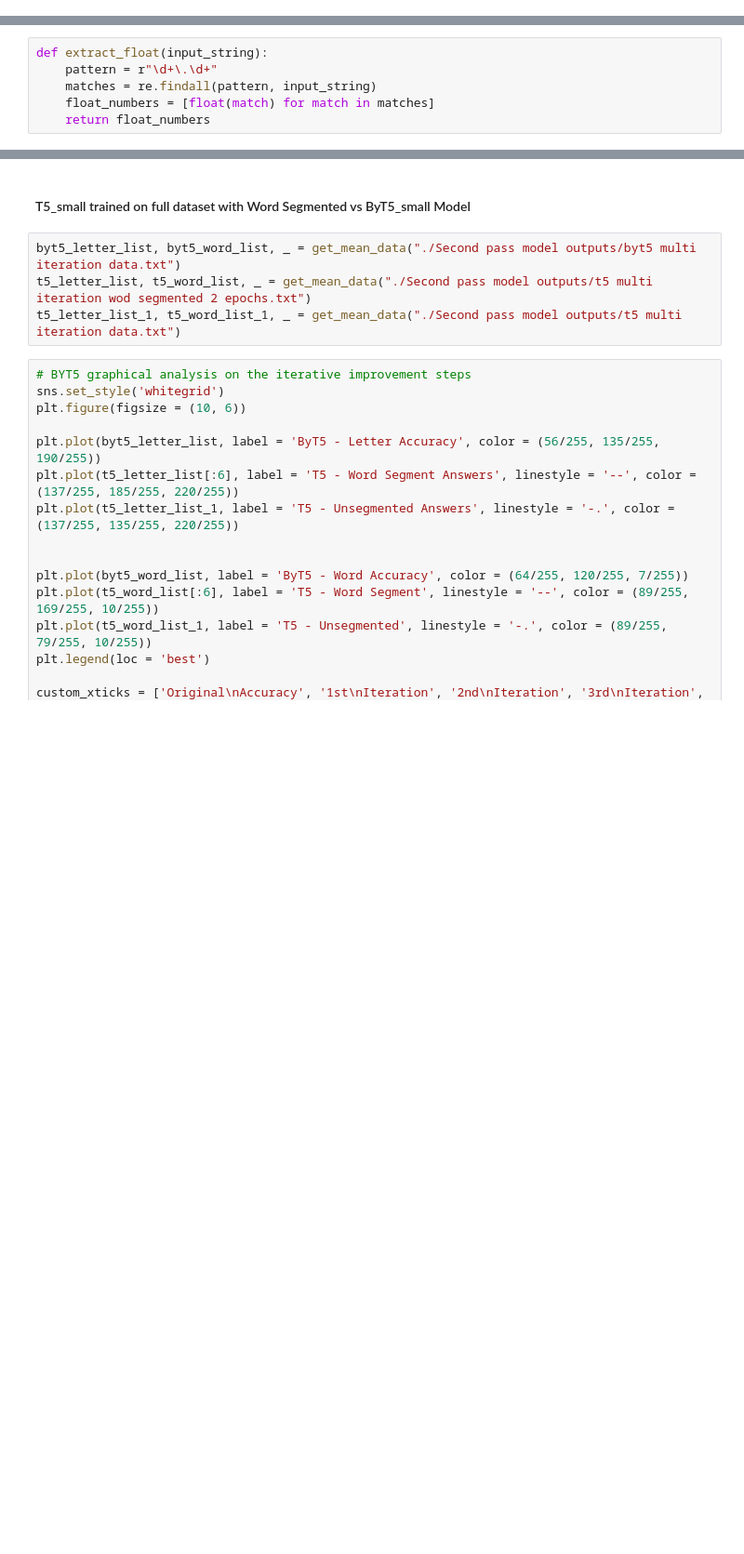
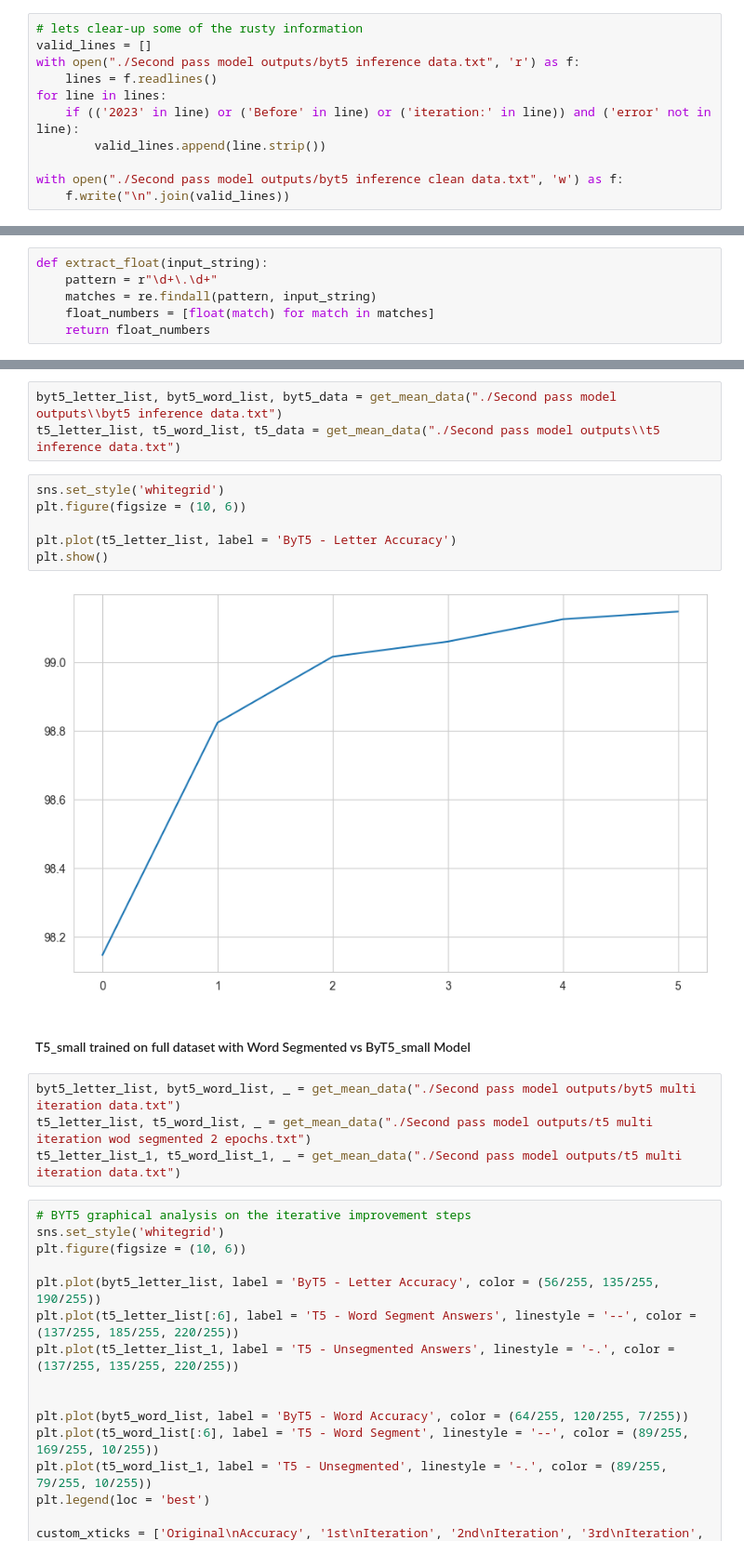
Before and after one commit to kaledai069/Crossword-Solver, a Jupyter notebook: Result and Analysis Section/Second pass model output graphical analysis.ipynb, the cells around one changed output, grey strips where cells are left out. Shown at 93% size. Cells and saved outputs as stored; diff of their text form; blank space fills up the shorter version.

Commit message:
byt5 inference re-test for confirmation

```diff
--- a/Result and Analysis Section/Second pass model output graphical analysis.ipynb
+++ b/Result and Analysis Section/Second pass model output graphical analysis.ipynb
@@ -9,6 +9,17 @@ import seaborn as sns
 from pprint import pprint
 # %%
 # os.chdir(r"C:\Users\parzi\OneDrive - Tribhuvan University\Desktop\Major Project\CODE\BCS Code\BCS-ALL-Code\Crossword Solver")
+# %%
+# lets clear-up some of the rusty information
+valid_lines = []
+with open("./Second pass model outputs/byt5 inference data.txt", 'r') as f:
+    lines = f.readlines()
+for line in lines:
+    if (('2023' in line) or ('Before' in line) or ('iteration:' in line)) and ('error' not in line):
+        valid_lines.append(line.strip())
+
+with open("./Second pass model outputs/byt5 inference clean data.txt", 'w') as f:
+    f.write("\n".join(valid_lines))
 # %%
 glob.glob('./Second pass model outputs/*.txt')
 # %% [output]
@@ -99,6 +129,17 @@ def get_mean_data(F_NAME):
     avg_word_accu = np.mean(all_word_accu, axis = 0)
 
     return avg_letter_accu, avg_word_accu, data_dict
+# %%
+byt5_letter_list, byt5_word_list, byt5_data = get_mean_data("./Second pass model outputs\\byt5 inference data.txt")
+t5_letter_list, t5_word_list, t5_data = get_mean_data("./Second pass model outputs\\t5 inference data.txt")
+# %%
+sns.set_style('whitegrid')
+plt.figure(figsize = (10, 6))
+
+plt.plot(t5_letter_list, label = 'ByT5 - Letter Accuracy')
+plt.show()
+# %% [output]
+[figure, added]
 # %% [markdown]
 #### T5_small trained on full dataset with Word Segmented vs ByT5_small Model
 # %%
```
Also changed, not shown: parts of 7 cells of this notebook, 8 other files.
